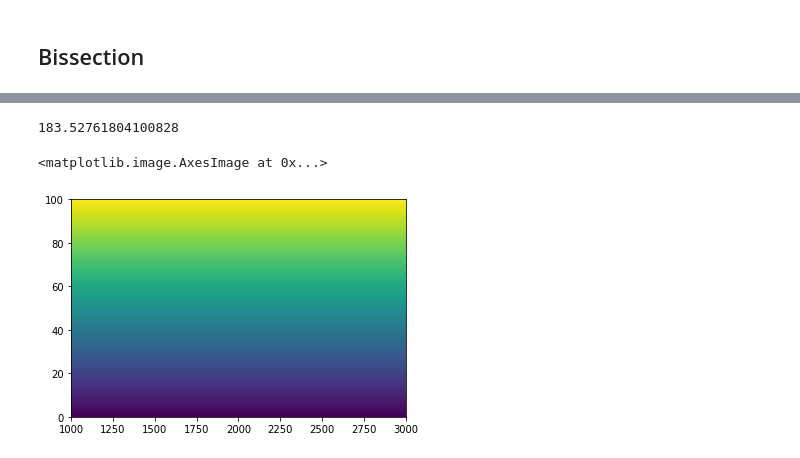
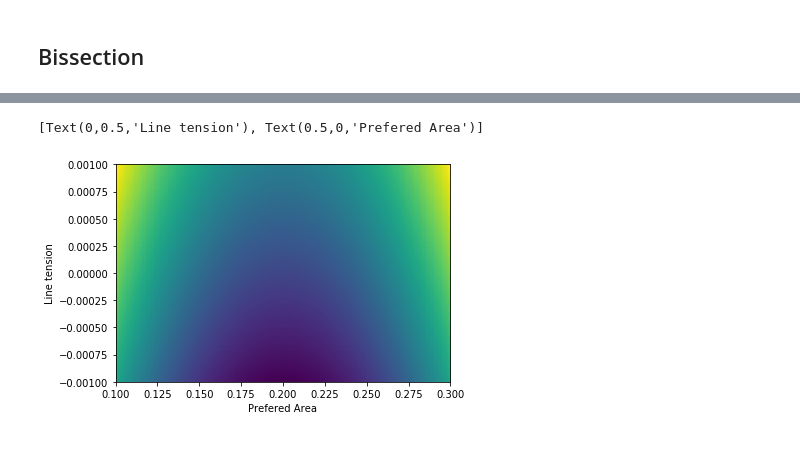
Before and after one commit to felixquinton/Stage_M2_ICA, a Jupyter notebook: notebooks/Annular model.ipynb, the cells around one changed output, grey strips where cells are left out. Drawn from its saved outputs; the diff is of its cells as text; code cells hidden in the pictures.

```diff
--- a/notebooks/Annular model.ipynb
+++ b/notebooks/Annular model.ipynb
@@ -170,27 +236,28 @@ Automatic pdb calling has been turned ON
-# %%
-print(2*(R_out - R_in + (R_out + R_in) * sin(np.pi/Nf)))
-# %% [output]
-183.52761804100828
 # %%
 from math import sin, cos
 
 def symmetric_energy(A_0, lbda, Nf, R_in, R_out):
 
     area = (R_out**2 - R_in**2) * sin(2*np.pi/Nf) / 2
     area_elasticity = 0.5 * (area - A_0)**2
     perimeter = 2*(R_out - R_in + (R_out + R_in) * sin(np.pi/Nf))
     line_tension = lbda * perimeter
 
-    return line_tension + area
+    return area_elasticity + line_tension
 
 area_0 = (R_out**2 - R_in**2) * sin(2*np.pi/Nf) / 2
+
 areas, tensions = np.meshgrid(np.linspace(0.5, 1.5, 128)*area_0,
-                              np.linspace(0, 100, 128))
+                              np.linspace(-1e-3, 1e-3, 128))
 
-energies = symmetric_energy(areas, tensions, Nf, R_in, R_out)
+energies = symmetric_energy(areas, tensions,
+                            Nf, R_in, R_out)
+
+fig, ax = plt.subplots()
+ax.pcolorfast([areas.min(), areas.max()],
+              [tensions.min(), tensions.max()], energies)
+ax.set(xlabel='Prefered Area',
+       ylabel='Line tension')
+# %% [output]
+[Text(0,0.5,'Line tension'), Text(0.5,0,'Prefered Area')]
+[figure, added]
-# %%
-fig, ax = plt.subplots()
-ax.pcolorfast([areas.min(), areas.max()], [tensions.min(), tensions.max()], energies)
-# %% [output]
-<matplotlib.image.AxesImage at 0x...>
-[figure, removed]
```
Also changed, not shown: parts of 11 cells of this notebook, 1 other file.
